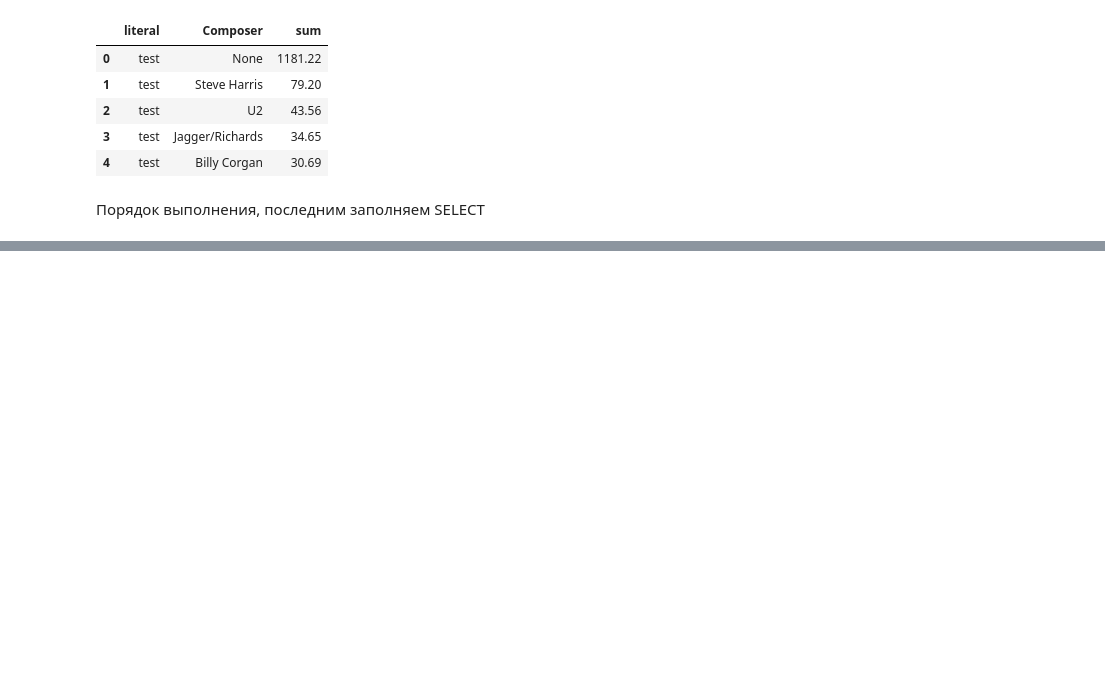
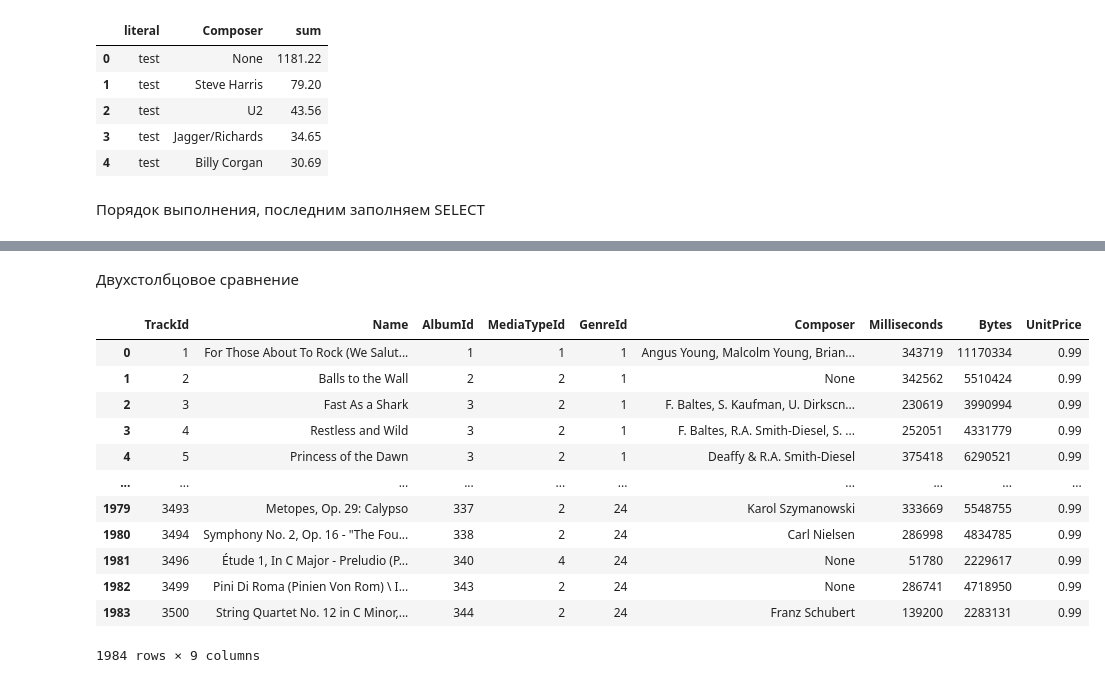
Before and after one commit to sortvalues/my_rep_01, a Jupyter notebook: zooming_up/SQL/sqlite_pracs.ipynb, the cells around one changed output, grey strips where cells are left out. Saved outputs shown, nothing was run; the diff lists cells and outputs as text; code cells hidden in the pictures; blank space fills up the shorter version.

```diff
--- a/zooming_up/SQL/sqlite_pracs.ipynb
+++ b/zooming_up/SQL/sqlite_pracs.ipynb
@@ -121,0 +206,24 @@ query = """
+# %% [markdown]
+Двухстолбцовое сравнение
+# %%
+query = """
+        SELECT  *
+        FROM    tracks
+        WHERE   (trackid, unitprice) IN (SELECT trackid, unitprice FROM invoice_items)
+
+        """
+pd.read_sql_query(query, connection)
+# %% [output]
+|  | TrackId | Name | AlbumId | MediaTypeId | GenreId | Composer | Milliseconds | Bytes | UnitPrice |
+| 0 | 1 | For Those About To Rock (We Salut... | 1 | 1 | 1 | Angus Young, Malcolm Young, Brian... | 343719 | 11170334 | 0.99 |
+| 1 | 2 | Balls to the Wall | 2 | 2 | 1 | None | 342562 | 5510424 | 0.99 |
+| 2 | 3 | Fast As a Shark | 3 | 2 | 1 | F. Baltes, S. Kaufman, U. Dirkscn... | 230619 | 3990994 | 0.99 |
+| 3 | 4 | Restless and Wild | 3 | 2 | 1 | F. Baltes, R.A. Smith-Diesel, S. ... | 252051 | 4331779 | 0.99 |
+| 4 | 5 | Princess of the Dawn | 3 | 2 | 1 | Deaffy & R.A. Smith-Diesel | 375418 | 6290521 | 0.99 |
+| ... | ... | ... | ... | ... | ... | ... | ... | ... | ... |
+| 1979 | 3493 | Metopes, Op. 29: Calypso | 337 | 2 | 24 | Karol Szymanowski | 333669 | 5548755 | 0.99 |
+| 1980 | 3494 | Symphony No. 2, Op. 16 - "The Fou... | 338 | 2 | 24 | Carl Nielsen | 286998 | 4834785 | 0.99 |
+| 1981 | 3496 | Étude 1, In C Major - Preludio (P... | 340 | 4 | 24 | None | 51780 | 2229617 | 0.99 |
+| 1982 | 3499 | Pini Di Roma (Pinien Von Rom) \ I... | 343 | 2 | 24 | None | 286741 | 4718950 | 0.99 |
+| 1983 | 3500 | String Quartet No. 12 in C Minor,... | 344 | 2 | 24 | Franz Schubert | 139200 | 2283131 | 0.99 |
+1984 rows × 9 columns
```
Also changed, not shown: parts of 12 cells of this notebook.
